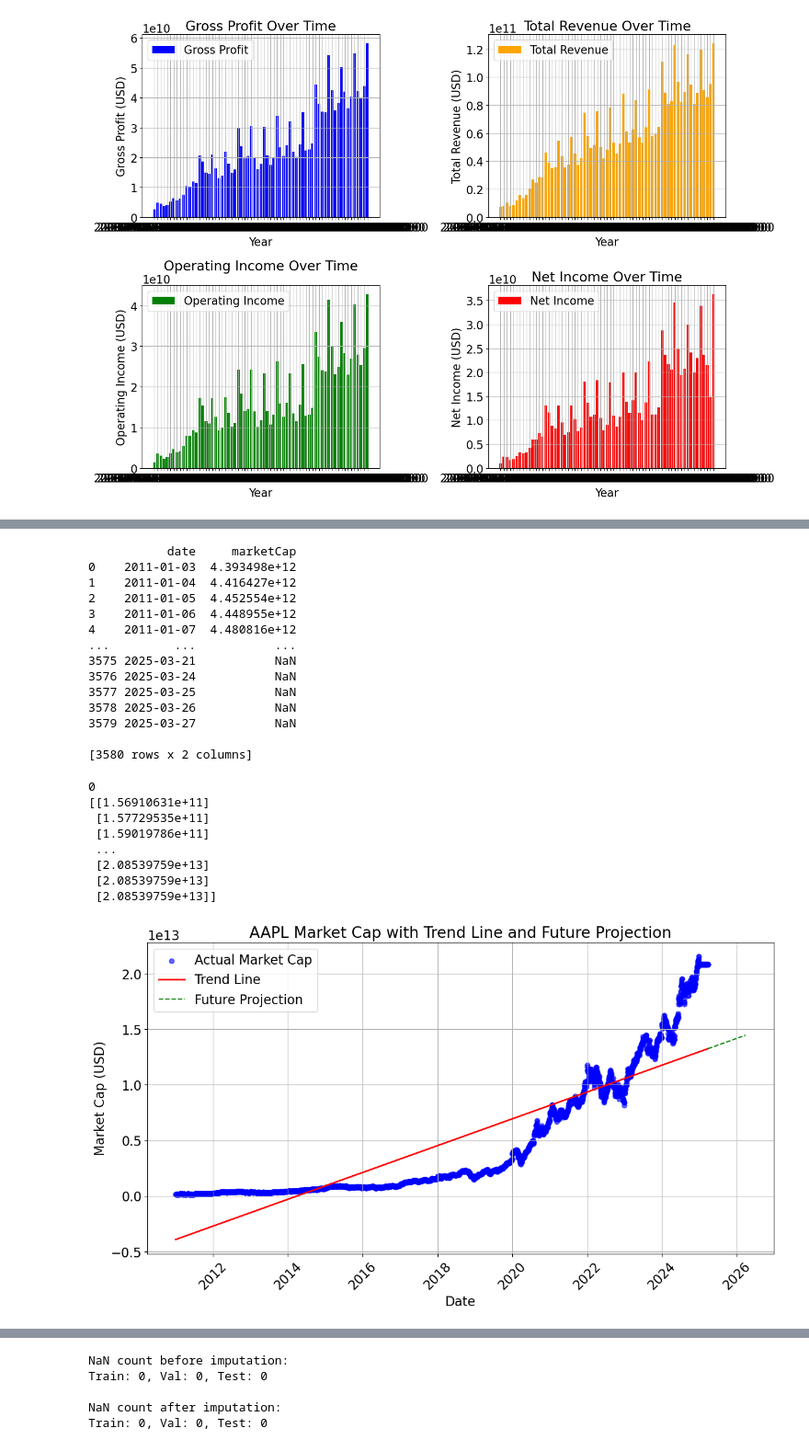
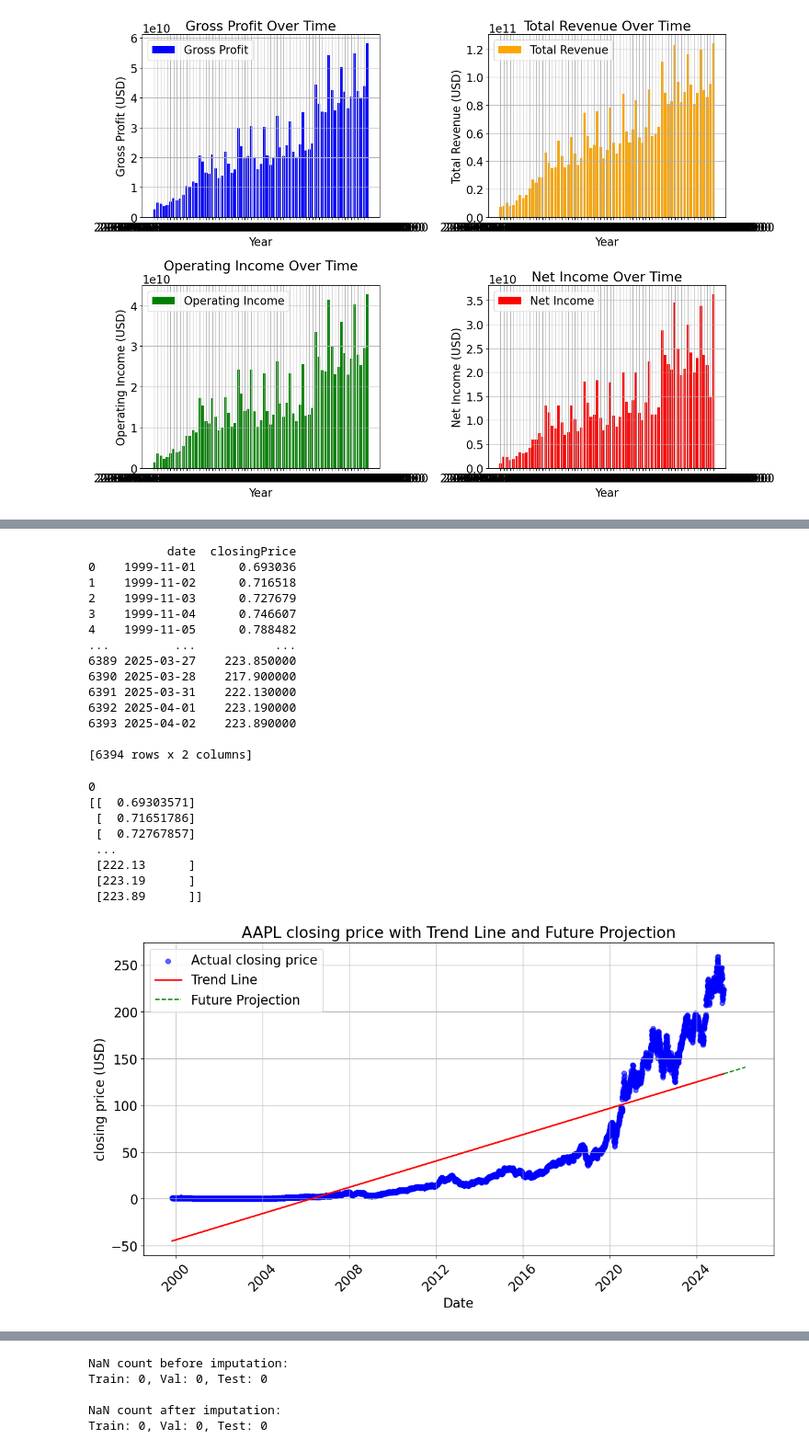
Before and after one commit to rsevilla333/SwampLocks, a Jupyter notebook: ML/ML_Model.ipynb, the cells around one changed output, grey strips where cells are left out. Shown at 92% size. Saved outputs shown, nothing was run; the diff lists cells and outputs as text; code cells hidden in the pictures.

```diff
--- a/ML/ML_Model.ipynb
+++ b/ML/ML_Model.ipynb
@@ -318,21 +320,16 @@ dfAAPLclose['date'] = pd.to_datetime(dfAAPLclose['date'])
 # Extract the fiscal year from the closing price date
 dfAAPLclose['fiscalYear'] = dfAAPLclose['date'].dt.year
 
-# Merge the two DataFrames to match the fiscal year with outstanding shares
-merged_df = pd.merge(dfAAPLclose, dfbs[['fiscalYear', 'commonStockSharesOutstanding']],
-                     on='fiscalYear', how='left')
+merged_df = dfAAPLclose
 
-# 3. Calculate the market cap: shares outstanding * closing price
-merged_df['marketCap'] = merged_df['closingPrice'] * merged_df['commonStockSharesOutstanding']
-
-# 4. Plot the market cap over time
+# 4. Plot the closing price over time
 plt.figure(figsize=(12, 6))
-plt.plot(merged_df['date'], merged_df['marketCap'], label='Market Cap (USD)', color='blue', linewidth=1)
+plt.plot(merged_df['date'], merged_df['closingPrice'], label='Closing Price (USD)', color='blue', linewidth=1)
 
 # Customize the plot
 plt.xlabel('Date')
-plt.ylabel('Market Cap (USD)')
-plt.title('AAPL Market Cap Over Time')
+plt.ylabel('Closing Price (USD)')
+plt.title('AAPL Closing Price Over Time')
 plt.legend()
 plt.grid(True)
 plt.show()
@@ -382,47 +380,47 @@ if not split_detected:
 # %%
 
 #print(merged_df[['date', 'fiscalYear', 'closingPrice', 'commonStockSharesOutstanding', 'marketCap']].to_string(index=False))
-date_market_cap_df = merged_df[['date', 'marketCap']]
-print(date_market_cap_df)
+date_closing_price_df = merged_df[['date', 'closingPrice']]
+print(date_closing_price_df)
 # %% [output]
-           date     marketCap
-0    2011-01-03  4.393498e+12
-1    2011-01-04  4.416427e+12
-2    2011-01-05  4.452554e+12
-3    2011-01-06  4.448955e+12
-4    2011-01-07  4.480816e+12
+           date  closingPrice
+0    1999-11-01      0.693036
+1    1999-11-02      0.716518
+2    1999-11-03      0.727679
+3    1999-11-04      0.746607
+4    1999-11-05      0.788482
 ...         ...           ...
-3575 2025-03-21           NaN
-3576 2025-03-24           NaN
-3577 2025-03-25           NaN
-3578 2025-03-26           NaN
-3579 2025-03-27           NaN
+6389 2025-03-27    223.850000
+6390 2025-03-28    217.900000
+6391 2025-03-31    222.130000
+6392 2025-04-01    223.190000
+6393 2025-04-02    223.890000
 
-[3580 rows x 2 columns]
+[6394 rows x 2 columns]
 # %%
 from sklearn.linear_model import LinearRegression
 import numpy as np
 
 # Convert dates to numerical format for regression
 merged_df['date_ordinal'] = merged_df['date'].apply(lambda x: x.toordinal())
-merged_df['marketCap'] = merged_df['marketCap'].ffill().bfill()
-# Prepare X (dates) and y (market cap) for regression
+merged_df['closingPrice'] = merged_df['closingPrice'].ffill().bfill()
+# Prepare X (dates) and y (closing price) for regression
 X = merged_df['date_ordinal'].values.reshape(-1, 1)  # Independent variable (dates)
-y = merged_df['marketCap'].values.reshape(-1, 1)      # Dependent variable (market cap)
+y = merged_df['closingPrice'].values.reshape(-1, 1)      # Dependent variable (closing price)
 # %%
 # Check for NaNs
-print(merged_df['marketCap'].isna().sum())
+print(merged_df['closingPrice'].isna().sum())
 # Fill NaNs with forward fill, then backward fill
 print(y)
 # %% [output]
 0
-[[1.56910631e+11]
- [1.57729535e+11]
- [1.59019786e+11]
+[[  0.69303571]
+ [  0.71651786]
+ [  0.72767857]
  ...
- [2.08539759e+13]
- [2.08539759e+13]
- [2.08539759e+13]]
+ [222.13      ]
+ [223.19      ]
+ [223.89      ]]
 # %%
 # Initialize and fit the linear regression model
 model = LinearRegression()
@@ -442,26 +440,26 @@ future_predictions = model.predict(future_ordinals)
 # %%
 import matplotlib.pyplot as plt
 
 # Plot the historical data
 plt.figure(figsize=(14, 7))
-plt.scatter(merged_df['date'], merged_df['marketCap'], color='blue', label='Actual Market Cap', alpha=0.6)
+plt.scatter(merged_df['date'], merged_df['closingPrice'], color='blue', label='Actual closing price', alpha=0.6)
 
 # Plot the trend line
 plt.plot(merged_df['date'], y_pred, color='red', label='Trend Line', linewidth=2)
 
 # Plot the future projection
 plt.plot(future_dates, future_predictions, color='green', linestyle='dashed', label='Future Projection')
 
 # Labels and legend
-plt.title('AAPL Market Cap with Trend Line and Future Projection')
+plt.title('AAPL closing price with Trend Line and Future Projection')
 plt.xlabel('Date')
-plt.ylabel('Market Cap (USD)')
+plt.ylabel('closing price (USD)')
 plt.xticks(rotation=45)
 plt.legend()
 plt.grid(True)
 plt.show()
 # %% [output]
-[figure, old version]
+[figure, new version]
 # %%
 from sklearn.model_selection import train_test_split
 
```
Also changed, not shown: parts of 35 cells of this notebook.
